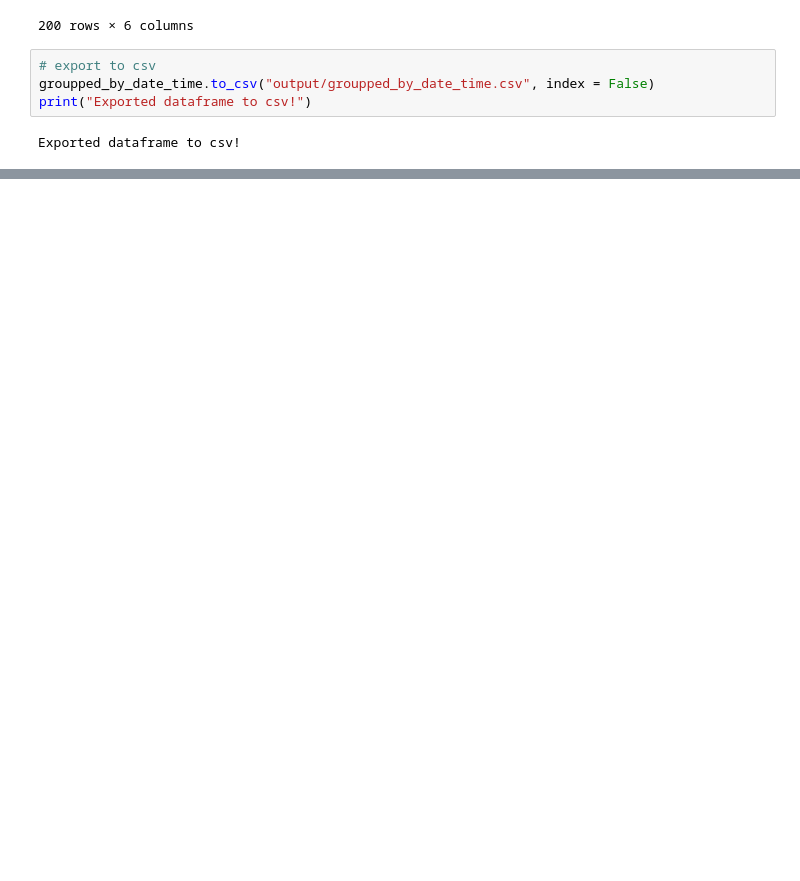
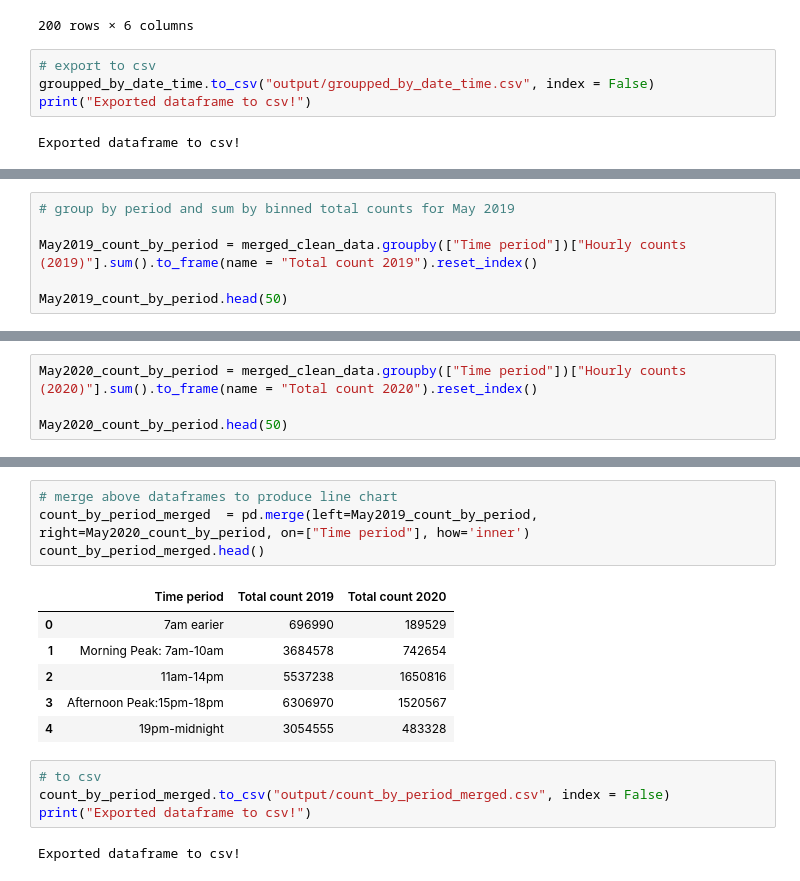
Before and after one commit to katshamai/Purple-Cats, a Jupyter notebook: Project_Ruo.ipynb, the cells around one changed output, grey strips where cells are left out. Cells and saved outputs as stored; diff of their text form; blank space fills up the shorter version.

```diff
--- a/Project_Ruo.ipynb
+++ b/Project_Ruo.ipynb
@@ -418,0 +500,6 @@ Exported dataframe to csv!
+# %%
+# group by period and sum by binned total counts for May 2019
+
+May2019_count_by_period = merged_clean_data.groupby(["Time period"])["Hourly counts (2019)"].sum().to_frame(name = "Total count 2019").reset_index()
+
+May2019_count_by_period.head(50)
@@ -418,0 +515,4 @@ Exported dataframe to csv!
+# %%
+May2020_count_by_period = merged_clean_data.groupby(["Time period"])["Hourly counts (2020)"].sum().to_frame(name = "Total count 2020").reset_index()
+
+May2020_count_by_period.head(50)
@@ -418,0 +526,17 @@ Exported dataframe to csv!
+# %%
+# merge above dataframes to produce line chart
+count_by_period_merged  = pd.merge(left=May2019_count_by_period, right=May2020_count_by_period, on=["Time period"], how='inner')
+count_by_period_merged.head()
+# %% [output]
+|  | Time period | Total count 2019 | Total count 2020 |
+| 0 | 7am earier | 696990 | 189529 |
+| 1 | Morning Peak: 7am-10am | 3684578 | 742654 |
+| 2 | 11am-14pm | 5537238 | 1650816 |
+| 3 | Afternoon Peak:15pm-18pm | 6306970 | 1520567 |
+| 4 | 19pm-midnight | 3054555 | 483328 |
+# %%
+# to csv
+count_by_period_merged.to_csv("output/count_by_period_merged.csv", index = False)
+print("Exported dataframe to csv!")
+# %% [output]
+Exported dataframe to csv!
```
Also changed, not shown: parts of 15 cells of this notebook, 5 other files.
